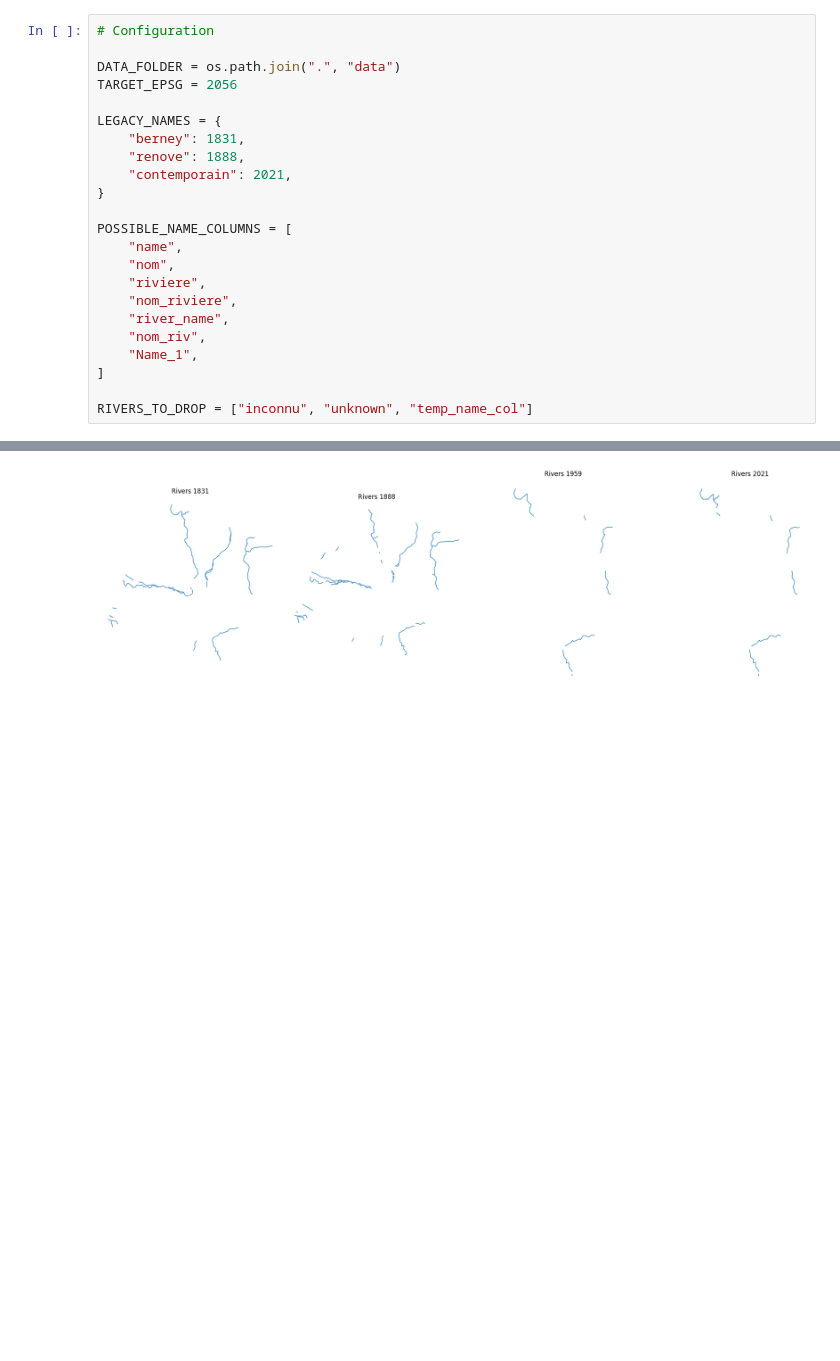
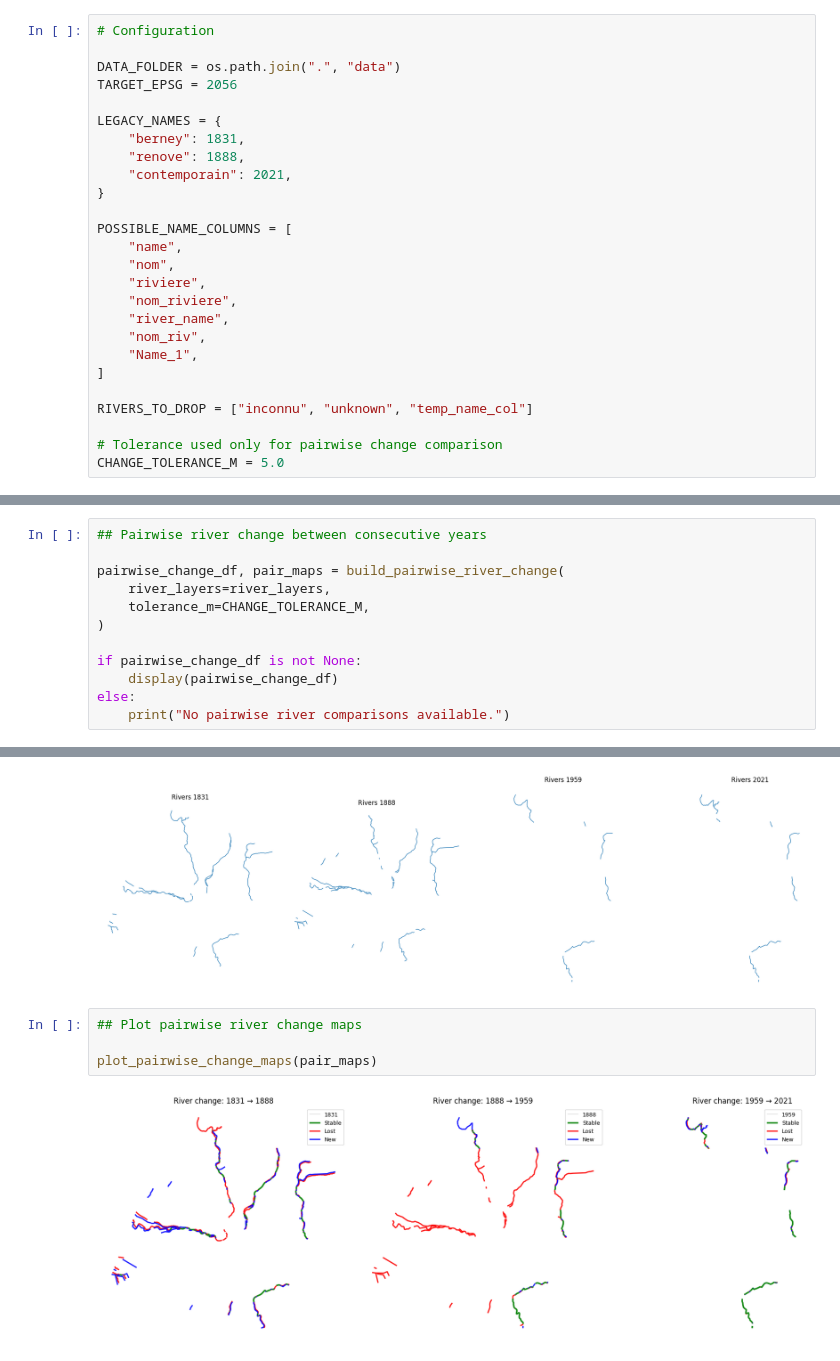
Before and after one commit to smikulas/time-machine, a Jupyter notebook: stat_analysis/stat.ipynb, the cells around one changed output, grey strips where cells are left out. Cells and saved outputs as stored; diff of their text form; blank space fills up the shorter version.

Commit message:
initial pairwise comparison between consecutive river years

```diff
--- a/stat_analysis/stat.ipynb
+++ b/stat_analysis/stat.ipynb
@@ -43,6 +43,9 @@ POSSIBLE_NAME_COLUMNS = [
 ]
 
 RIVERS_TO_DROP = ["inconnu", "unknown", "temp_name_col"]
+
+# Tolerance used only for pairwise change comparison
+CHANGE_TOLERANCE_M = 5.0
 # %%
 # Helper functions
 
@@ -419,3 +520,15 @@ else:
 | 1 | 1888 | name | 4 | Vuachère, Flon, Louve, Boveresses |
 | 2 | 1959 | name | 4 | La Vuachere, Le Flon, Le petit Fl... |
 | 3 | 2021 | name | 5 | La Vuachère, La Louve, Le Flon, L... |
+# %%
+## Pairwise river change between consecutive years
+
+pairwise_change_df, pair_maps = build_pairwise_river_change(
+    river_layers=river_layers,
+    tolerance_m=CHANGE_TOLERANCE_M,
+)
+
+if pairwise_change_df is not None:
+    display(pairwise_change_df)
+else:
+    print("No pairwise river comparisons available.")
@@ -486,3 +607,9 @@ plot_river_lengths(
 plot_river_maps(river_layers)
 # %% [output]
 [figure]
+# %%
+## Plot pairwise river change maps
+
+plot_pairwise_change_maps(pair_maps)
+# %% [output]
+[figure, added]
```
Also changed, not shown: parts of 3 cells of this notebook, 1 other file.
